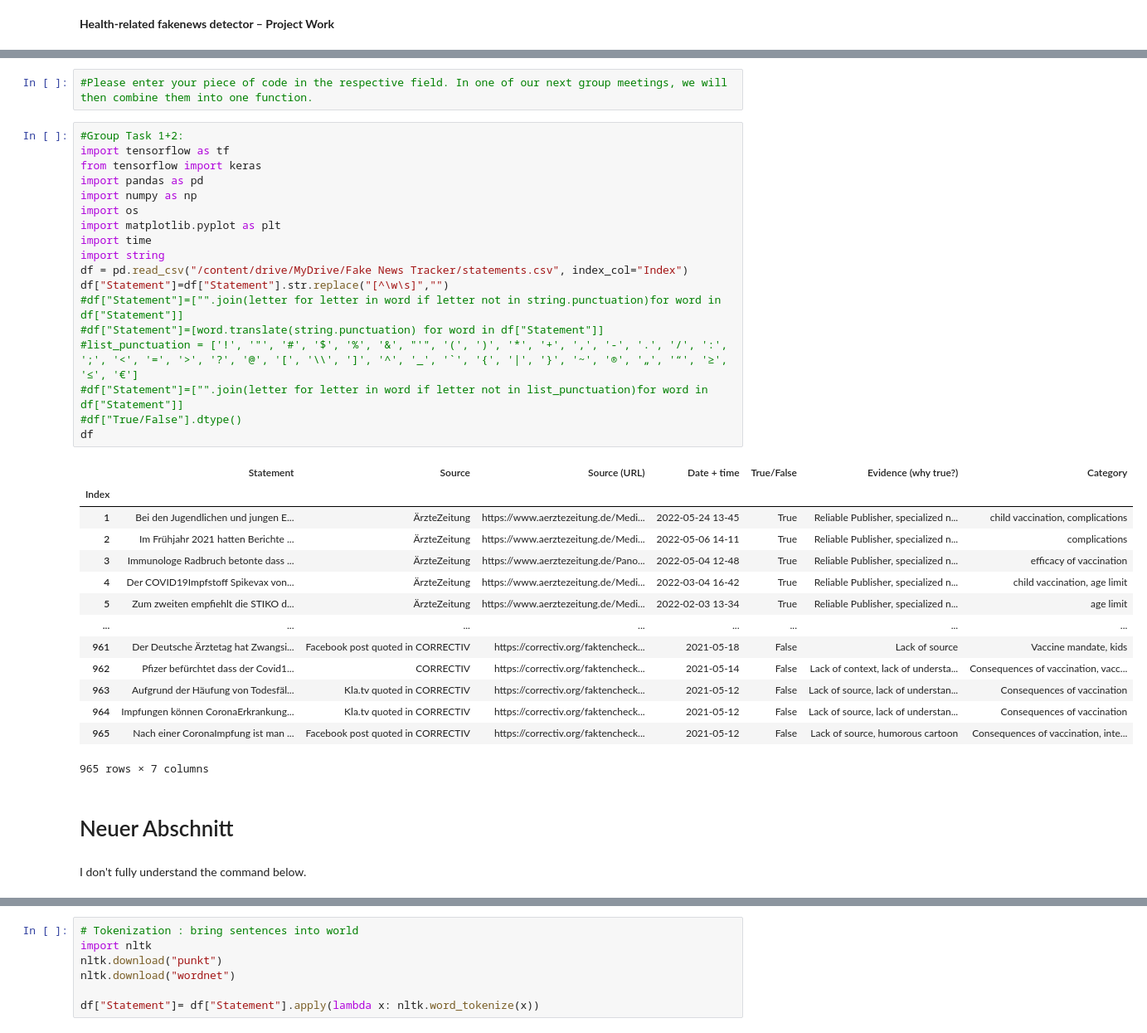
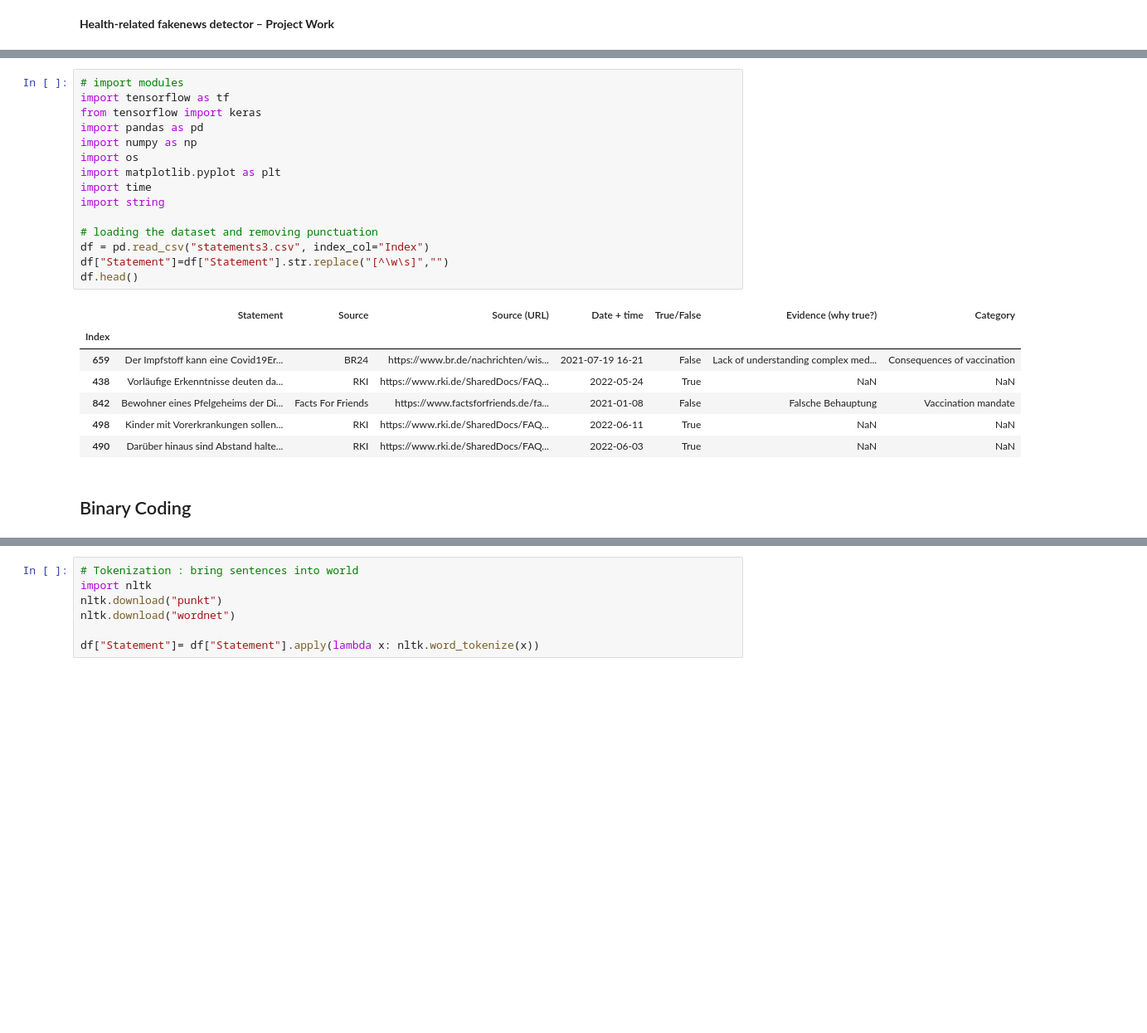
Before and after one commit to yannick5000/Fake-News-Detector-Covid-19-Vaccine, a Jupyter notebook: Project_FakeNews.ipynb, the cells around one changed output, grey strips where cells are left out. Shown: that part at 83% size. Cells and saved outputs as stored; diff of their text form; blank space fills up the shorter version.

```diff
--- a/Project_FakeNews.ipynb
+++ b/Project_FakeNews.ipynb
@@ -15,40 +5,26 @@ Mounted at /content/drive
-# %%
-#Please enter your piece of code in the respective field. In one of our next group meetings, we will then combine them into one function.
 # %%
-#Group Task 1+2:
+# import modules
 import tensorflow as tf
 from tensorflow import keras
 import pandas as pd
 import numpy as np
 import os
 import matplotlib.pyplot as plt
 import time
 import string
-df = pd.read_csv("/content/drive/MyDrive/Fake News Tracker/statements.csv", index_col="Index")
+
+# loading the dataset and removing punctuation
+df = pd.read_csv("statements3.csv", index_col="Index")
 df["Statement"]=df["Statement"].str.replace("[^\w\s]","")
-#df["Statement"]=["".join(letter for letter in word if letter not in string.punctuation)for word in df["Statement"]]
-#df["Statement"]=[word.translate(string.punctuation) for word in df["Statement"]]
-#list_punctuation = ['!', '"', '#', '$', '%', '&', "'", '(', ')', '*', '+', ',', '-', '.', '/', ':', ';', '<', '=', '>', '?', '@', '[', '\\', ']', '^', '_', '`', '{', '|', '}', '~', '®', '„', '“', '≥', '≤', '€']
-#df["Statement"]=["".join(letter for letter in word if letter not in list_punctuation)for word in df["Statement"]]
-#df["True/False"].dtype()
-df
+df.head()
 # %% [output]
 |  | Statement | Source | Source (URL) | Date + time | True/False | Evidence (why true?) | Category |
 | Index |  |  |  |  |  |  |  |
-| 1 | Bei den Jugendlichen und jungen E... | ÄrzteZeitung | https://www.aerztezeitung.de/Medi... | 2022-05-24 13-45 | True | Reliable Publisher, specialized n... | child vaccination, complications |
-| 2 | Im Frühjahr 2021 hatten Berichte ... | ÄrzteZeitung | https://www.aerztezeitung.de/Medi... | 2022-05-06 14-11 | True | Reliable Publisher, specialized n... | complications |
-| 3 | Immunologe Radbruch betonte dass ... | ÄrzteZeitung | https://www.aerztezeitung.de/Pano... | 2022-05-04 12-48 | True | Reliable Publisher, specialized n... | efficacy of vaccination |
-| 4 | Der COVID19Impfstoff Spikevax von... | ÄrzteZeitung | https://www.aerztezeitung.de/Medi... | 2022-03-04 16-42 | True | Reliable Publisher, specialized n... | child vaccination, age limit |
-| 5 | Zum zweiten empfiehlt die STIKO d... | ÄrzteZeitung | https://www.aerztezeitung.de/Medi... | 2022-02-03 13-34 | True | Reliable Publisher, specialized n... | age limit |
-| ... | ... | ... | ... | ... | ... | ... | ... |
-| 961 | Der Deutsche Ärztetag hat Zwangsi... | Facebook post quoted in CORRECTIV | https://correctiv.org/faktencheck... | 2021-05-18 | False | Lack of source | Vaccine mandate, kids |
-| 962 | Pfizer befürchtet dass der Covid1... | CORRECTIV | https://correctiv.org/faktencheck... | 2021-05-14 | False | Lack of context, lack of understa... | Consequences of vaccination, vacc... |
-| 963 | Aufgrund der Häufung von Todesfäl... | Kla.tv quoted in CORRECTIV | https://correctiv.org/faktencheck... | 2021-05-12 | False | Lack of source, lack of understan... | Consequences of vaccination |
-| 964 | Impfungen können CoronaErkrankung... | Kla.tv quoted in CORRECTIV | https://correctiv.org/faktencheck... | 2021-05-12 | False | Lack of source, lack of understan... | Consequences of vaccination |
-| 965 | Nach einer CoronaImpfung ist man ... | Facebook post quoted in CORRECTIV | https://correctiv.org/faktencheck... | 2021-05-12 | False | Lack of source, humorous cartoon | Consequences of vaccination, inte... |
+| 659 | Der Impfstoff kann eine Covid19Er... | BR24 | https://www.br.de/nachrichten/wis... | 2021-07-19 16-21 | False | Lack of understanding complex med... | Consequences of vaccination |
+| 438 | Vorläufige Erkenntnisse deuten da... | RKI | https://www.rki.de/SharedDocs/FAQ... | 2022-05-24 | True | NaN | NaN |
+| 842 | Bewohner eines Pfelgeheims der Di... | Facts For Friends | https://www.factsforfriends.de/fa... | 2021-01-08 | False | Falsche Behauptung | Vaccination mandate |
+| 498 | Kinder mit Vorerkrankungen sollen... | RKI | https://www.rki.de/SharedDocs/FAQ... | 2022-06-11 | True | NaN | NaN |
+| 490 | Darüber hinaus sind Abstand halte... | RKI | https://www.rki.de/SharedDocs/FAQ... | 2022-06-03 | True | NaN | NaN |
-965 rows × 7 columns
-# %% [markdown]
-# Neuer Abschnitt
-# %% [markdown]
-I don't fully understand the command below.
+# %% [markdown]
+## Binary Coding
 # %%
```
Also changed, not shown: parts of 24 cells of this notebook.
